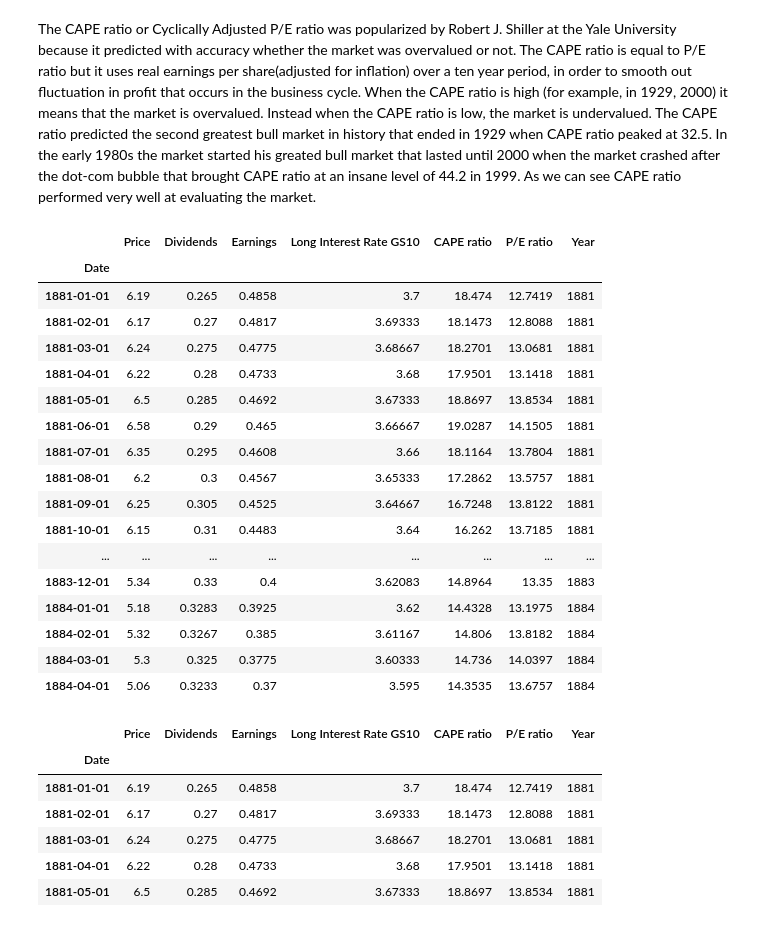
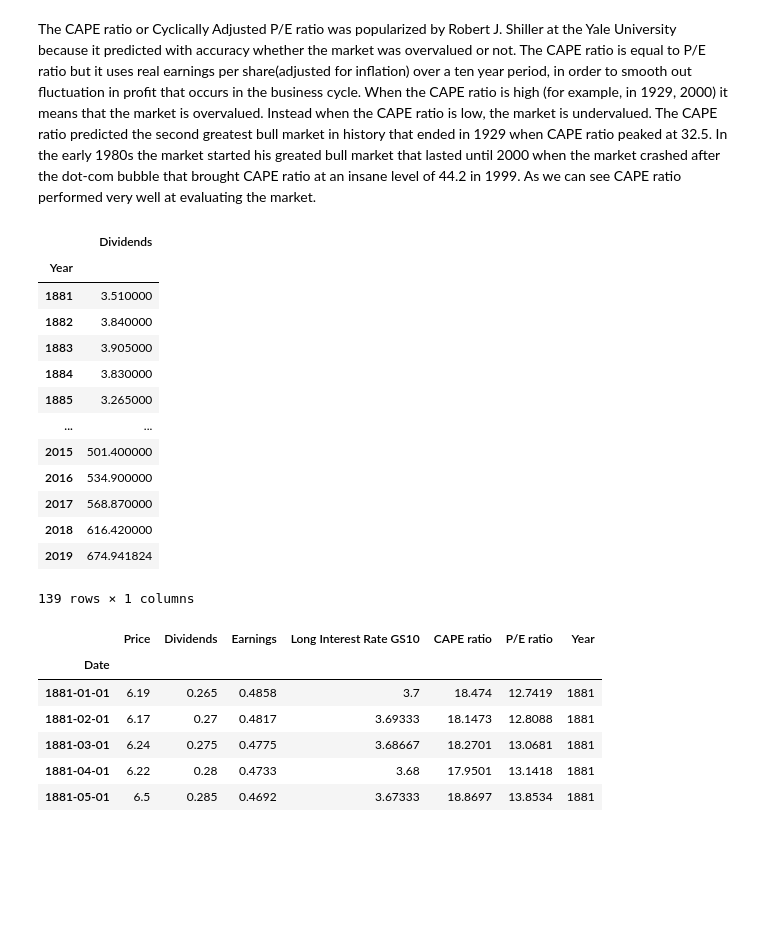
Before and after one commit to emanuelecora/P-E-and-Stock-Market-Return, a Jupyter notebook: Notebook.ipynb, the cells around one changed output. Cells and saved outputs as stored; diff of their text form; code cells hidden in the pictures; blank space fills up the shorter version.

```diff
--- a/Notebook.ipynb
+++ b/Notebook.ipynb
@@ -158,30 +158,28 @@ In the early 1980s the market started his greated bull market that lasted until
 As we can see CAPE ratio performed very well at evaluating the market.
 # %%
 df["Year"] = df.index.year
-# %%
-df.head(40)
-# %% [output]
-|  | Price | Dividends | Earnings | Long Interest Rate GS10 | CAPE ratio | P/E ratio | Year |
-| Date |  |  |  |  |  |  |  |
-| 1881-01-01 | 6.19 | 0.265 | 0.4858 | 3.7 | 18.474 | 12.7419 | 1881 |
-| 1881-02-01 | 6.17 | 0.27 | 0.4817 | 3.69333 | 18.1473 | 12.8088 | 1881 |
-| 1881-03-01 | 6.24 | 0.275 | 0.4775 | 3.68667 | 18.2701 | 13.0681 | 1881 |
-| 1881-04-01 | 6.22 | 0.28 | 0.4733 | 3.68 | 17.9501 | 13.1418 | 1881 |
-| 1881-05-01 | 6.5 | 0.285 | 0.4692 | 3.67333 | 18.8697 | 13.8534 | 1881 |
-| 1881-06-01 | 6.58 | 0.29 | 0.465 | 3.66667 | 19.0287 | 14.1505 | 1881 |
-| 1881-07-01 | 6.35 | 0.295 | 0.4608 | 3.66 | 18.1164 | 13.7804 | 1881 |
-| 1881-08-01 | 6.2 | 0.3 | 0.4567 | 3.65333 | 17.2862 | 13.5757 | 1881 |
-| 1881-09-01 | 6.25 | 0.305 | 0.4525 | 3.64667 | 16.7248 | 13.8122 | 1881 |
-| 1881-10-01 | 6.15 | 0.31 | 0.4483 | 3.64 | 16.262 | 13.7185 | 1881 |
-| ... | ... | ... | ... | ... | ... | ... | ... |
-| 1883-12-01 | 5.34 | 0.33 | 0.4 | 3.62083 | 14.8964 | 13.35 | 1883 |
-| 1884-01-01 | 5.18 | 0.3283 | 0.3925 | 3.62 | 14.4328 | 13.1975 | 1884 |
-| 1884-02-01 | 5.32 | 0.3267 | 0.385 | 3.61167 | 14.806 | 13.8182 | 1884 |
-| 1884-03-01 | 5.3 | 0.325 | 0.3775 | 3.60333 | 14.736 | 14.0397 | 1884 |
-| 1884-04-01 | 5.06 | 0.3233 | 0.37 | 3.595 | 14.3535 | 13.6757 | 1884 |
 # %%
 year = df.groupby(["Year"])
 dividends = year["Dividends"].sum()
+years = df["Year"].drop_duplicates()
+year_df = pd.DataFrame(dividends, years)
+year_df.drop(year_df.index[-1], inplace=True)
+year_df
+# %% [output]
+|  | Dividends |
+| Year |  |
+| 1881 | 3.510000 |
+| 1882 | 3.840000 |
+| 1883 | 3.905000 |
+| 1884 | 3.830000 |
+| 1885 | 3.265000 |
+| ... | ... |
+| 2015 | 501.400000 |
+| 2016 | 534.900000 |
+| 2017 | 568.870000 |
+| 2018 | 616.420000 |
+| 2019 | 674.941824 |
+139 rows × 1 columns
 # %%
 df.head()
 # %% [output]
```
Also changed, not shown: parts of 11 cells of this notebook.
